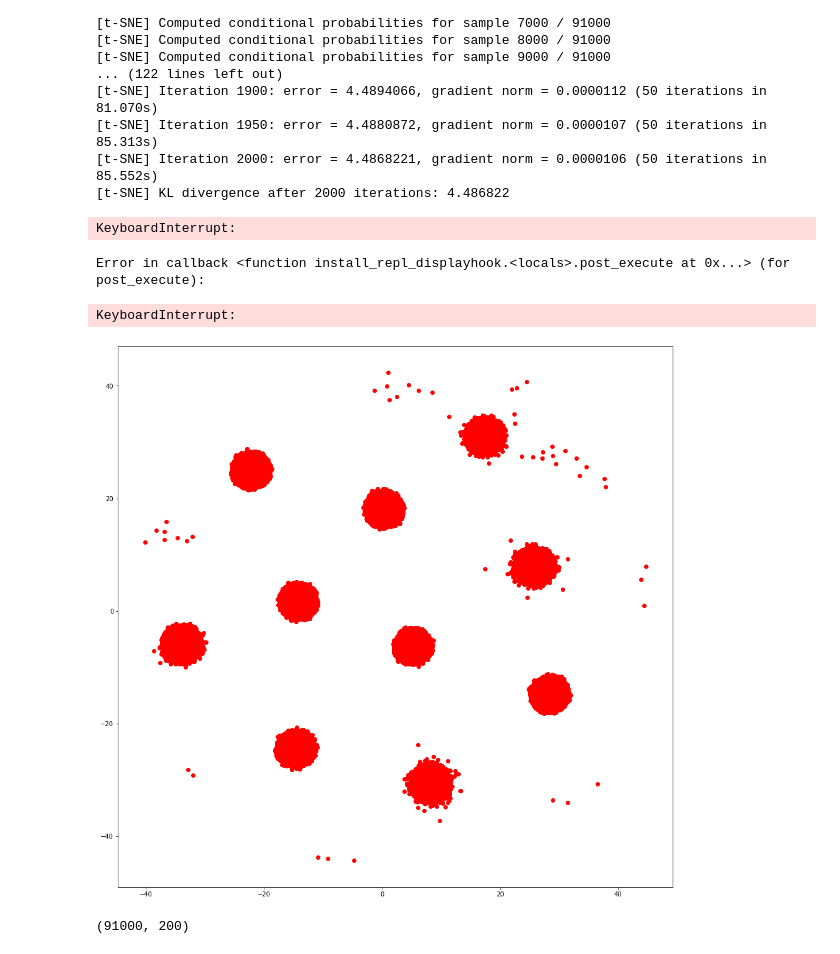
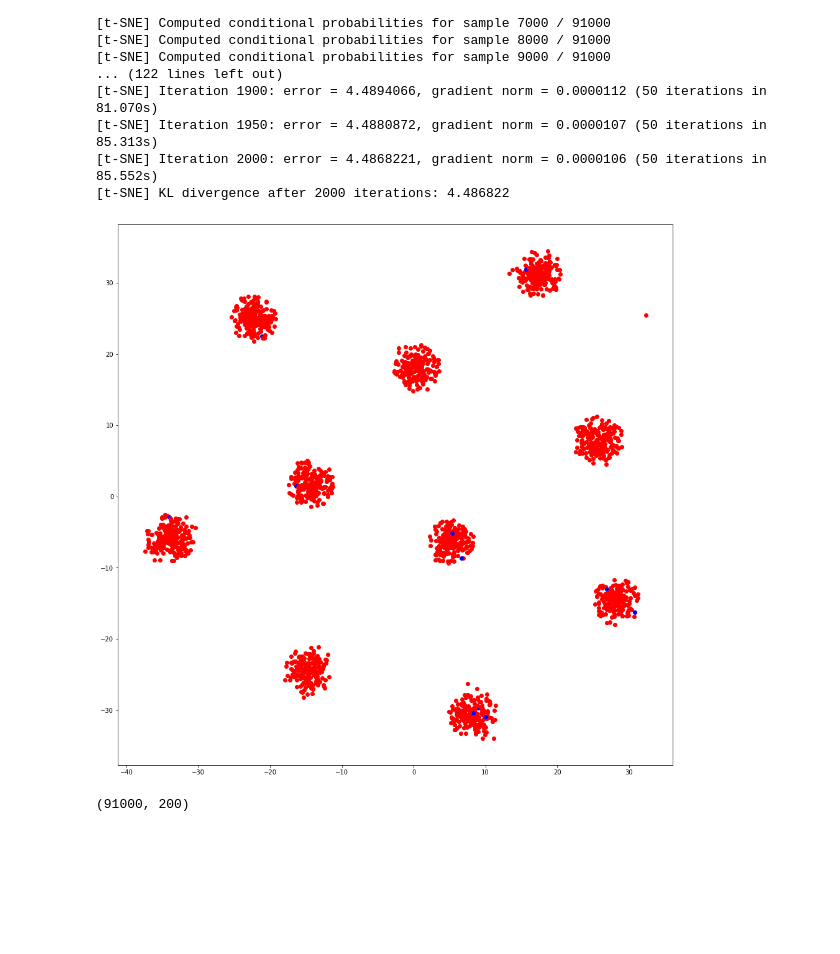
Before and after one commit to JiajunBao/neural-dimension-reduction, a Jupyter notebook: notebooks/draw.ipynb, the cells around one changed output. Cells and saved outputs as stored; diff of their text form; code cells hidden in the pictures; blank space fills up the shorter version.

```diff
--- a/notebooks/draw.ipynb
+++ b/notebooks/draw.ipynb
@@ -33,29 +36,30 @@ X_embedded = TSNE(n_components=2, n_iter=2000, perplexity=40, verbose=2, random_
+# %%
+sample_size = 2000
+perm = torch.randperm(X_embedded.shape[0])
+idx = perm[:sample_size]
+binary_idx = torch.tensor(train_size * [0] + (X_embedded.shape[0] - train_size) * [1])
+X_embedded_sample = X_embedded[idx]
+binary_idx_sample = binary_idx[idx]
 # %%
 
-def is_training_data(idx):
-    return (idx < train_size)
-
 plt.figure(figsize=(16, 16))
-for i in range(train_size + test_size):
-    if is_training_data(i):
+for b, i in zip(binary_idx_sample, range(sample_size)):
+    if b == 0:
         color = 'red'
         text = "Defect"
     else:
         color = 'blue'
         text = "Normal"
-    plt.scatter(X_embedded[i,0],X_embedded[i,1], color=color)
+    plt.scatter(X_embedded_sample[i,0],X_embedded_sample[i,1], color=color)
     plt.annotate(None,
-            xy=(X_embedded[i,0],X_embedded[i,1]),
+            xy=(X_embedded_sample[i,0],X_embedded_sample[i,1]),
             xytext=(5, 2),
             textcoords='offset points',
             ha='right',
             va='bottom')
 plt.savefig("visual.png")
 # %% [output]
-KeyboardInterrupt:
-Error in callback <function install_repl_displayhook.<locals>.post_execute at 0x...> (for post_execute):
-KeyboardInterrupt:
-[figure, old version]
+[figure, new version]
 # %%
 embed.shape
 # %% [output]
```
Also changed, not shown: parts of 2 cells of this notebook, 1 other file.
